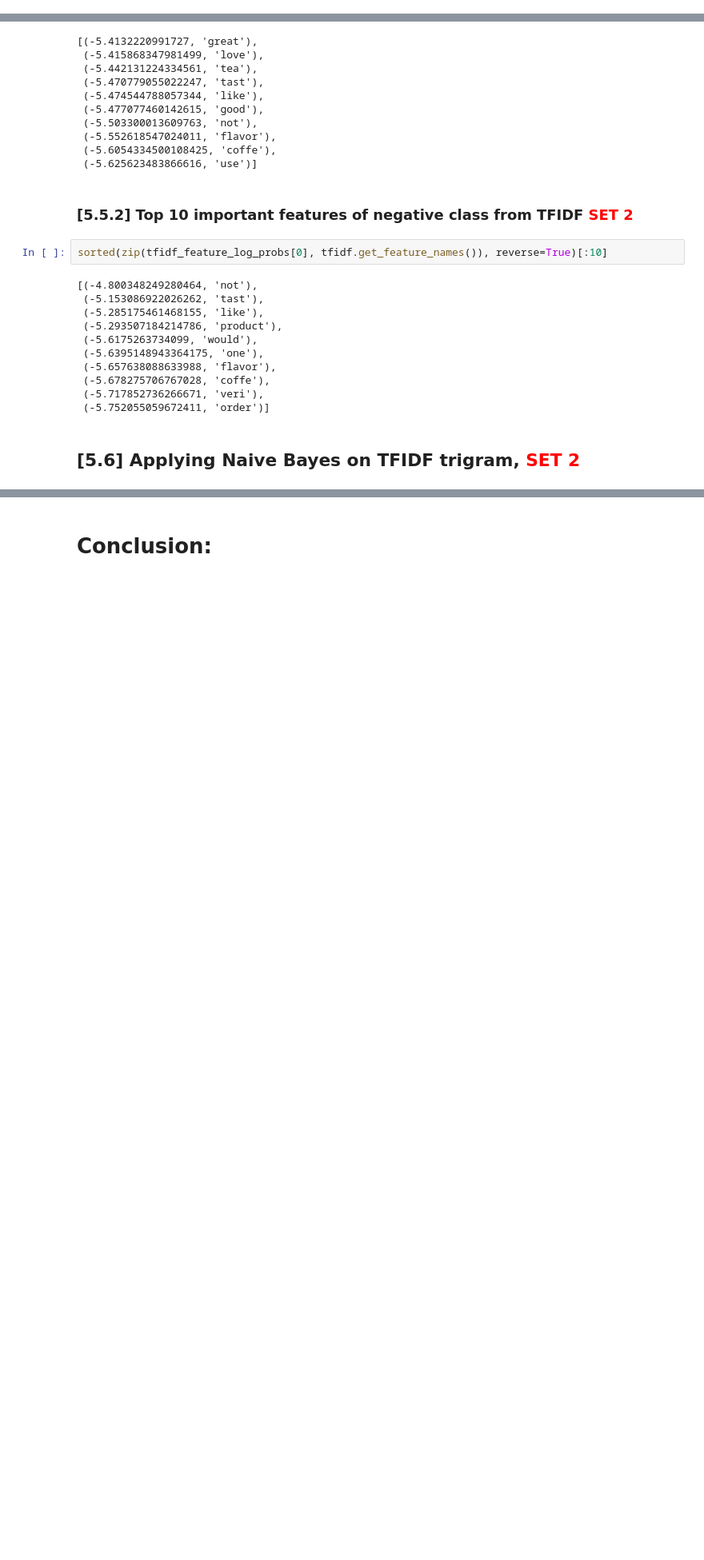
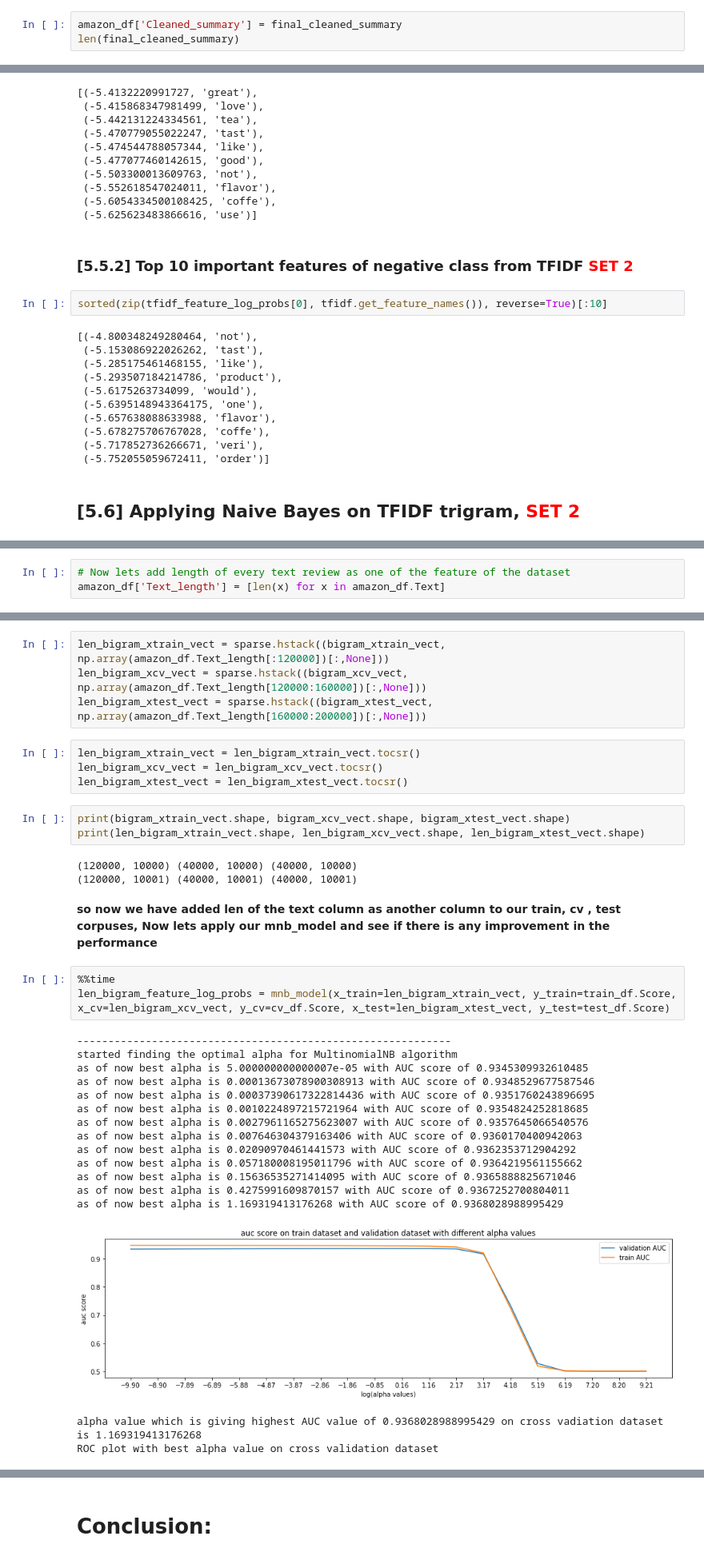
Before and after one commit to Kali-Dev/amazon-fine-food-reviews-analysis, a Jupyter notebook: Naive_bayes model for amazon fine food reviews dataset.ipynb, the cells around one changed output, grey strips where cells are left out. Shown at 80% size. Drawn from its saved outputs; the diff is of its cells as text; blank space fills up the shorter version.

```diff
--- a/Naive_bayes model for amazon fine food reviews dataset.ipynb
+++ b/Naive_bayes model for amazon fine food reviews dataset.ipynb
@@ -317,0 +349,3 @@ Wall time: 70.9 ms
+# %%
+amazon_df['Cleaned_summary'] = final_cleaned_summary
+len(final_cleaned_summary)
@@ -1059,0 +1138,3 @@ output.add_row(['TFIDF trigram', 'Multinomial Naive bayes', 'alpha = 0.427599160
+# %%
+# Now lets add length of every text review as one of the feature of the dataset
+amazon_df['Text_length'] = [len(x) for x in amazon_df.Text]
@@ -1059,0 +1143,36 @@ output.add_row(['TFIDF trigram', 'Multinomial Naive bayes', 'alpha = 0.427599160
+# %%
+len_bigram_xtrain_vect = sparse.hstack((bigram_xtrain_vect, np.array(amazon_df.Text_length[:120000])[:,None]))
+len_bigram_xcv_vect = sparse.hstack((bigram_xcv_vect, np.array(amazon_df.Text_length[120000:160000])[:,None]))
+len_bigram_xtest_vect = sparse.hstack((bigram_xtest_vect, np.array(amazon_df.Text_length[160000:200000])[:,None]))
+# %%
+len_bigram_xtrain_vect = len_bigram_xtrain_vect.tocsr()
+len_bigram_xcv_vect = len_bigram_xcv_vect.tocsr()
+len_bigram_xtest_vect = len_bigram_xtest_vect.tocsr()
+# %%
+print(bigram_xtrain_vect.shape, bigram_xcv_vect.shape, bigram_xtest_vect.shape)
+print(len_bigram_xtrain_vect.shape, len_bigram_xcv_vect.shape, len_bigram_xtest_vect.shape)
+# %% [output]
+(120000, 10000) (40000, 10000) (40000, 10000)
+(120000, 10001) (40000, 10001) (40000, 10001)
+# %% [markdown]
+<b> so now we have added len of the text column as another column to our train, cv , test corpuses, Now lets apply our mnb_model and see if there is any improvement in the performance </b>
+# %%
+%%time
+len_bigram_feature_log_probs = mnb_model(x_train=len_bigram_xtrain_vect, y_train=train_df.Score, x_cv=len_bigram_xcv_vect, y_cv=cv_df.Score, x_test=len_bigram_xtest_vect, y_test=test_df.Score)
+# %% [output]
+------------------------------------------------------------
+started finding the optimal alpha for MultinomialNB algorithm
+as of now best alpha is 5.000000000000007e-05 with AUC score of 0.9345309932610485
+as of now best alpha is 0.00013673078900308913 with AUC score of 0.9348529677587546
+as of now best alpha is 0.00037390617322814436 with AUC score of 0.9351760243896695
+as of now best alpha is 0.0010224897215721964 with AUC score of 0.9354824252818685
+as of now best alpha is 0.0027961165275623007 with AUC score of 0.9357645066540576
+as of now best alpha is 0.007646304379163406 with AUC score of 0.9360170400942063
+as of now best alpha is 0.02090970461441573 with AUC score of 0.9362353712904292
+as of now best alpha is 0.057180008195011796 with AUC score of 0.9364219561155662
+as of now best alpha is 0.15636535271414095 with AUC score of 0.9365888825671046
+as of now best alpha is 0.4275991609870157 with AUC score of 0.9367252700804011
+as of now best alpha is 1.169319413176268 with AUC score of 0.9368028988995429
+[figure, added]
+alpha value which is giving highest AUC value of 0.9368028988995429 on cross vadiation dataset is 1.169319413176268
+ROC plot with best alpha value on cross validation dataset
```
Also changed, not shown: parts of 63 cells of this notebook.
